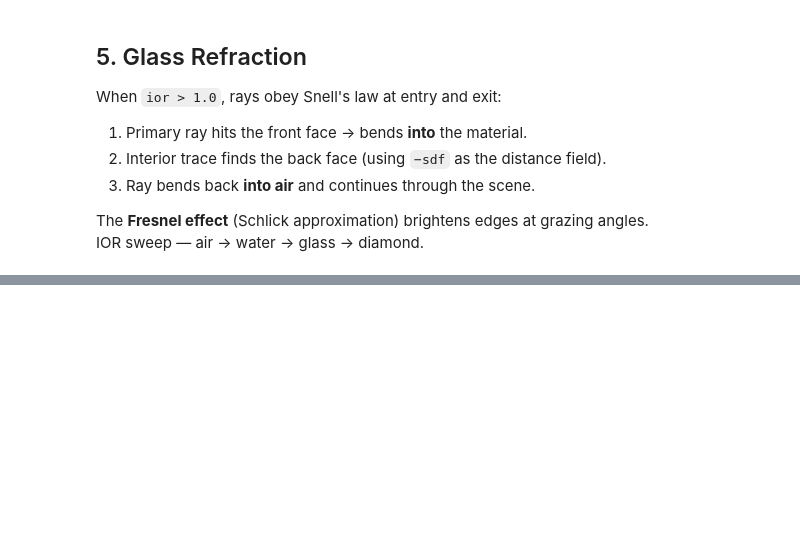
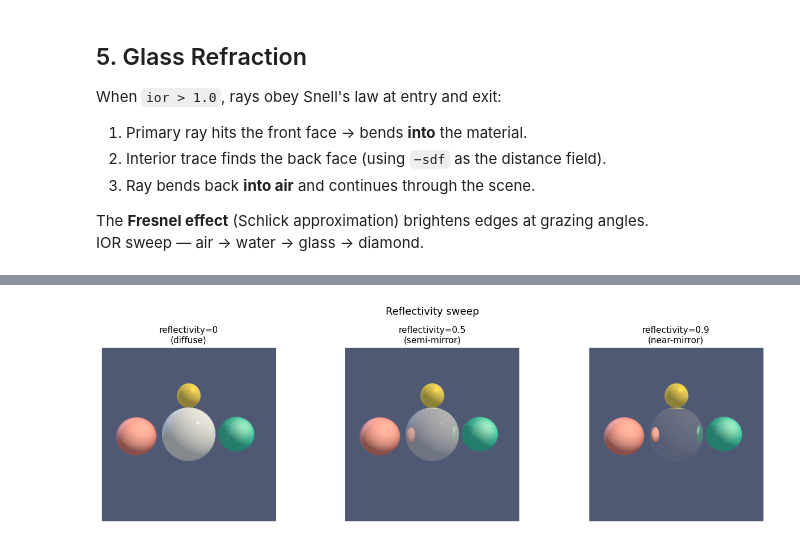
Before and after one commit to andrinr/jaxcad, a Jupyter notebook: examples/render.ipynb, the cells around one changed output, grey strips where cells are left out. Cells and saved outputs as stored; diff of their text form; code cells hidden in the pictures; blank space fills up the shorter version.

```diff
--- a/examples/render.ipynb
+++ b/examples/render.ipynb
@@ -49,7 +49,7 @@ for ax, (name, sdf) in zip(axes, primitives.items()):
         light_colors=light_colors,
         background_color=bg,
         resolution=(200, 200),
-        aa_samples=2,
+        aa_samples=1,
     )
     ax.imshow(img, vmin=0, vmax=1)
     ax.axis("off")
@@ -119,7 +119,7 @@ for ax, h, label in zip(axes, hardness_values, labels):
         background_color=bg,
         resolution=(250, 250),
         shadow_hardness=h,
-        aa_samples=2,
+        aa_samples=1,
     )
     ax.imshow(img, vmin=0, vmax=1)
     ax.axis("off")
@@ -151,7 +151,7 @@ blob = Difference(
         blob,
         Translate(Box(size=[1.0, 0.3, 1.0], material=M["gold"]), offset=jnp.array([0.9, 1.0, 0.4])),
     ),
-    smoothness=0.01,
+    smoothness=0.001,
 )
 
 rects = Union(
@@ -182,8 +182,8 @@ render_raymarched(
     light_colors=jnp.array([[1.0, 0.88, 0.65], [0.30, 0.45, 0.80]]),
     background_color=bg,
     resolution=(600, 600),
-    shadow_hardness=8.0,
-    aa_samples=2,
+    shadow_hardness=16.0,
+    aa_samples=1,
     title="Complex scene",
 )
 plt.show()
@@ -259,0 +270,51 @@ plt.show()
+# %%
+# ── Reflection sweep: reflectivity 0 → 0.5 → 0.9 ────────────────────────────
+# Scene: coloured balls around a central chrome sphere.
+ball_l = Translate(Sphere(radius=0.65, material=M["red"]), offset=jnp.array([-1.8, 0.0, 0.5]))
+ball_r = Translate(Sphere(radius=0.65, material=M["green"]), offset=jnp.array([1.8, 0.0, 0.0]))
+ball_t = Translate(Sphere(radius=0.55, material=M["gold"]), offset=jnp.array([0.0, 1.6, -1.5]))
+
+cam_r = jnp.array([0.0, 0.8, 5.5])
+look_r = jnp.array([0.0, 0.0, 0.0])
+lights_r = jnp.array([[1.5, 2.0, 1.0], [-1.0, 0.5, -0.8]])
+lcolors_r = jnp.array([[1.0, 0.90, 0.70], [0.20, 0.35, 0.60]])
+
+reflectivity_cases = [
+    (0.0, "reflectivity=0\n(diffuse)"),
+    (0.5, "reflectivity=0.5\n(semi-mirror)"),
+    (0.9, "reflectivity=0.9\n(near-mirror)"),
+]
+
+fig, axes = plt.subplots(1, 3, figsize=(13, 4))
+for ax, (refl, label) in zip(axes, reflectivity_cases):
+    sphere = Sphere(
+        radius=1.0,
+        material=Material(
+            color=[0.85, 0.88, 0.92],
+            roughness=0.05,
+            reflectivity=refl,
+        ),
+    )
+    scene = Union((sphere, ball_l, ball_r, ball_t), smoothness=0.0)
+    img = raymarch(
+        scene,
+        camera_pos=cam_r,
+        look_at=look_r,
+        light_dirs=lights_r,
+        light_colors=lcolors_r,
+        background_color=bg,
+        resolution=(300, 300),
+        max_steps=64,
+        reflect_steps=32,
+        aa_samples=2,
+        ambient=0.04,
+    )
+    ax.imshow(img, vmin=0, vmax=1)
+    ax.axis("off")
+    ax.set_title(label, fontsize=11)
+
+plt.suptitle("Reflectivity sweep", fontsize=13)
+plt.tight_layout()
+plt.show()
+# %% [output]
+[figure, added]
```
Also changed, not shown: parts of 4 cells of this notebook, 29 other files.
